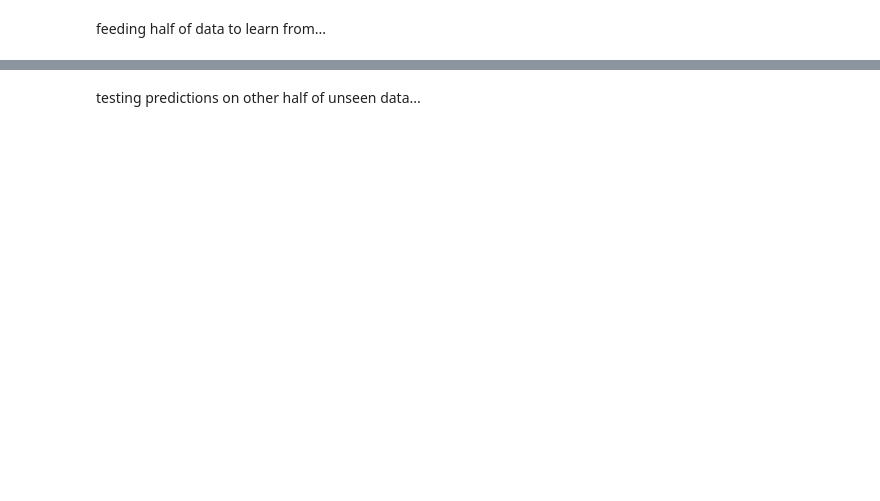
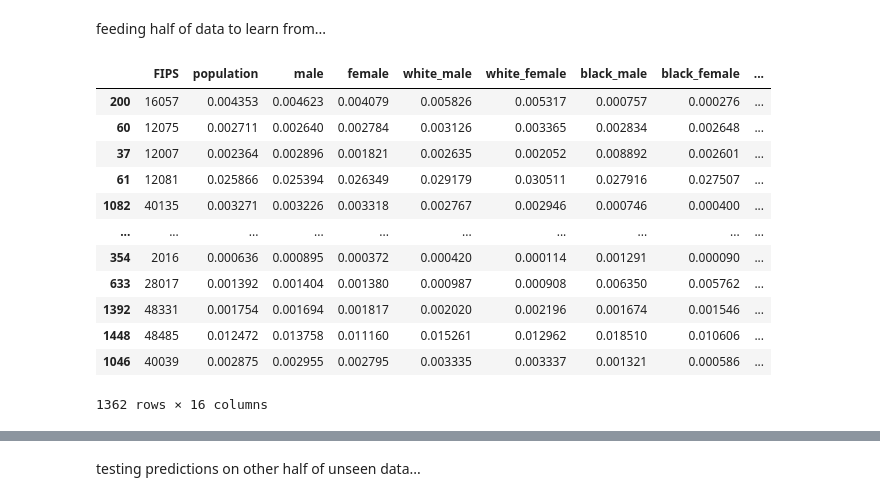
Before and after one commit to sradms0/covid-19-predictor, a Jupyter notebook: report.ipynb, the cells around one changed output, grey strips where cells are left out. Cells and saved outputs as stored; diff of their text form; code cells hidden in the pictures; blank space fills up the shorter version.

```diff
--- a/report.ipynb
+++ b/report.ipynb
@@ -225,0 +237,51 @@ clf = LogisticRegression(random_state=0, max_iter=2000).fit(X_first_half, y_firs
+# %%
+## feature_scale everything but FIPS party_affilication:
+features_to_scale = [
+    'population',
+    'percent_risk',
+    'male', 'female',
+    'white_male',
+    'white_female',
+    'black_male',
+    'black_female',
+    'hispanic_male',
+    'hispanic_female',
+    'asian_male',
+    'asian_female'
+]
+min_max_scaler = MinMaxScaler()
+cleaned_data[features_to_scale] = min_max_scaler.fit_transform(cleaned_data[features_to_scale])
+# %%
+# tsplit data into training and testing sets
+# X_train, X_test, y_train, y_test = train_test_split(
+#     cleaned_data.iloc[:,:-1],
+#     cleaned_data['risk_classification'])
+X_train, X_test, y_train, y_test = train_test_split(
+    cleaned_data.drop('risk_classification',axis=1),
+    cleaned_data['risk_classification'],
+    test_size=0.25,
+    train_size=0.75)
+
+# X_train[features_to_scale] = min_max_scaler.fit_transform(X_train[features_to_scale])
+
+
+# # train and fit model
+log_reg = LogisticRegression(solver='lbfgs')
+clf = log_reg.fit(X_train, y_train)
+# %%
+X_train
+# y_train
+# %% [output]
+|  | FIPS | population | male | female | white_male | white_female | black_male | black_female | ... |
+| 200 | 16057 | 0.004353 | 0.004623 | 0.004079 | 0.005826 | 0.005317 | 0.000757 | 0.000276 | ... |
+| 60 | 12075 | 0.002711 | 0.002640 | 0.002784 | 0.003126 | 0.003365 | 0.002834 | 0.002648 | ... |
+| 37 | 12007 | 0.002364 | 0.002896 | 0.001821 | 0.002635 | 0.002052 | 0.008892 | 0.002601 | ... |
+| 61 | 12081 | 0.025866 | 0.025394 | 0.026349 | 0.029179 | 0.030511 | 0.027916 | 0.027507 | ... |
+| 1082 | 40135 | 0.003271 | 0.003226 | 0.003318 | 0.002767 | 0.002946 | 0.000746 | 0.000400 | ... |
+| ... | ... | ... | ... | ... | ... | ... | ... | ... | ... |
+| 354 | 2016 | 0.000636 | 0.000895 | 0.000372 | 0.000420 | 0.000114 | 0.001291 | 0.000090 | ... |
+| 633 | 28017 | 0.001392 | 0.001404 | 0.001380 | 0.000987 | 0.000908 | 0.006350 | 0.005762 | ... |
+| 1392 | 48331 | 0.001754 | 0.001694 | 0.001817 | 0.002020 | 0.002196 | 0.001674 | 0.001546 | ... |
+| 1448 | 48485 | 0.012472 | 0.013758 | 0.011160 | 0.015261 | 0.012962 | 0.018510 | 0.010606 | ... |
+| 1046 | 40039 | 0.002875 | 0.002955 | 0.002795 | 0.003335 | 0.003337 | 0.001321 | 0.000586 | ... |
+1362 rows × 16 columns
```
Also changed, not shown: parts of 21 cells of this notebook.
